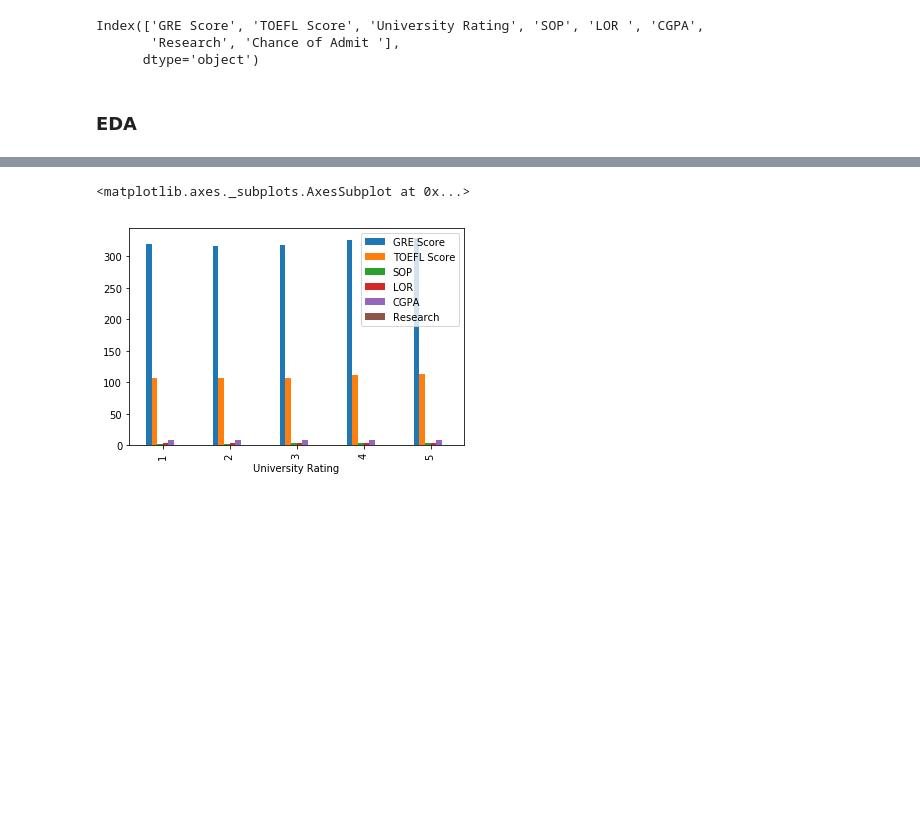
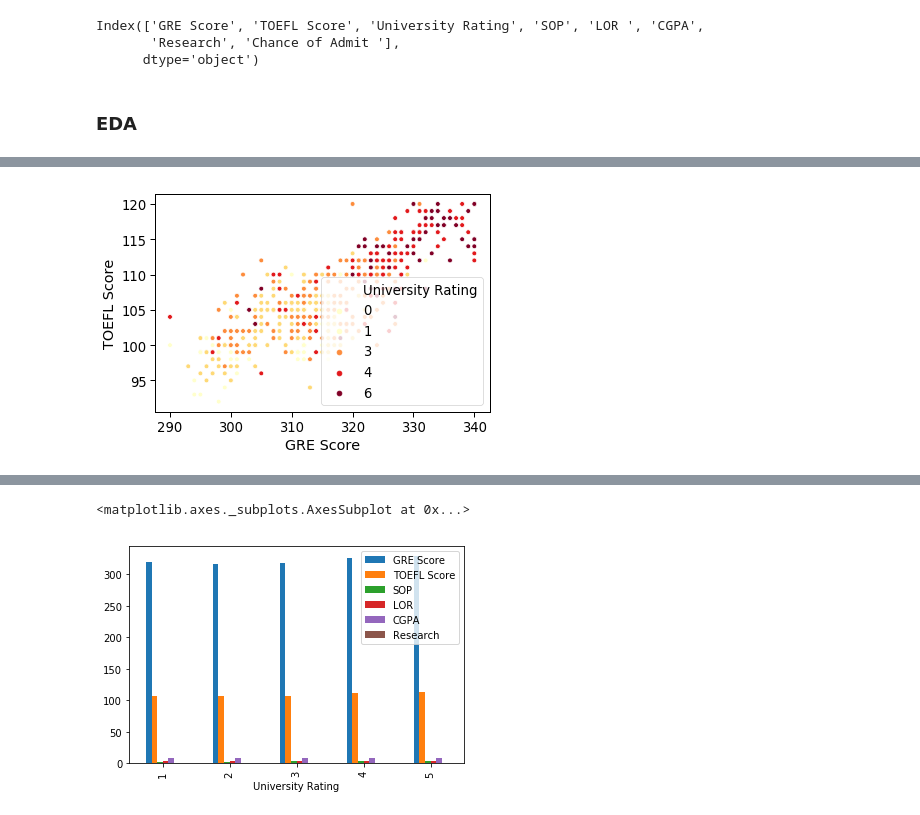
Before and after one commit to kylelee417/CollabProject, a Jupyter notebook: project_notebook.ipynb, the cells around one changed output, grey strips where cells are left out. Saved outputs shown, nothing was run; the diff lists cells and outputs as text; code cells hidden in the pictures; blank space fills up the shorter version.

```diff
--- a/project_notebook.ipynb
+++ b/project_notebook.ipynb
@@ -103,3 +133,13 @@ ga_df.iplot(kind='scatter',x='GRE Score',y='Chance of Admit',mode='markers',size
+# %%
+fig,ax = plt.subplots()
+g = sns.scatterplot(x='GRE Score',y='TOEFL Score',hue='University Rating',data=ga_df,palette='YlOrRd')
+                 #  hue_order=['0','1','3','4','6'])
+
+
+
+#ax.legend(title='University Rating', labels=['1','2','3','4','5'])
+# %% [output]
+[figure, added]
 # %%
 columns = ['GRE Score','TOEFL Score','SOP','LOR','CGPA','Research']
 # %%
```
Also changed, not shown: parts of 18 cells of this notebook, 1 other file.
